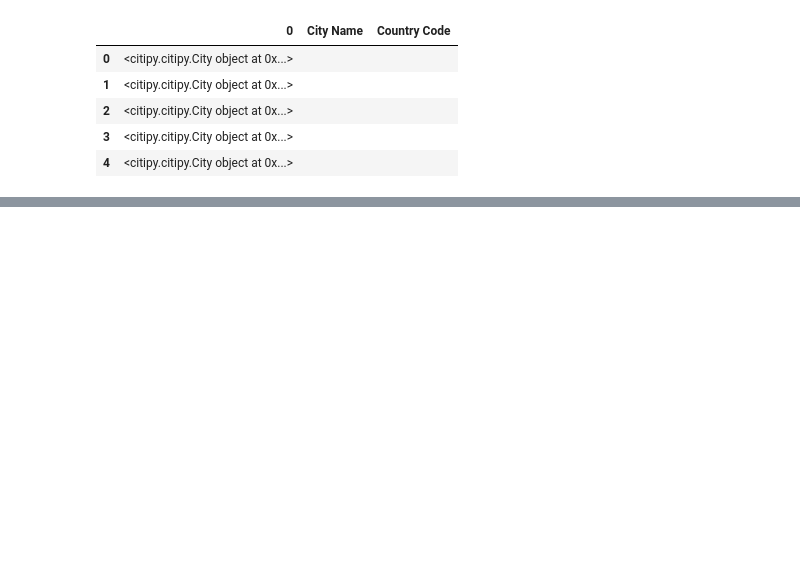
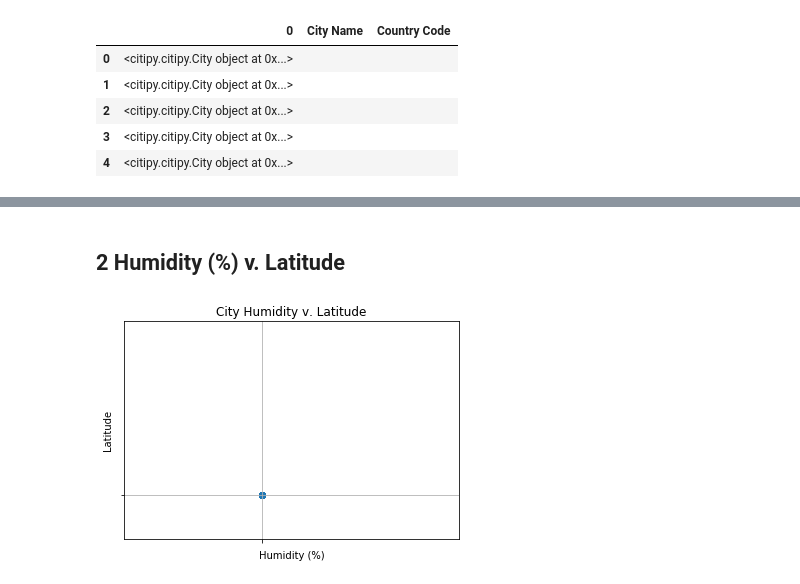
Before and after one commit to FutureGM/citiPy, a Jupyter notebook: WeatherPy.ipynb, the cells around one changed output, grey strips where cells are left out. Cells and saved outputs as stored; diff of their text form; code cells hidden in the pictures; blank space fills up the shorter version.

```diff
--- a/WeatherPy.ipynb
+++ b/WeatherPy.ipynb
@@ -231,0 +315,20 @@ KeyError: 'City Name'
+# %% [markdown]
+## 2 Humidity (%) v. Latitude
+# %%
+#Build a scatter plot
+plt.scatter(cities_DF["Humidity (%)"],
+           cities_DF["Latitude"])
+#Label Heading
+plt.title("City Humidity v. Latitude")
+#Axes labels and limits
+plt.ylabel("Latitude")
+plt.ylim(-50, 200)
+plt.xlabel("Humidity (%)")
+plt.xlim(-70, 100)
+#Show axis grids
+plt.grid(True)
+#Save Plot
+plt.savefig("Humidity v. Latitude")
+plt.show()
+# %% [output]
+[figure, added]
```
Also changed, not shown: parts of 29 cells of this notebook, 4 other files.
